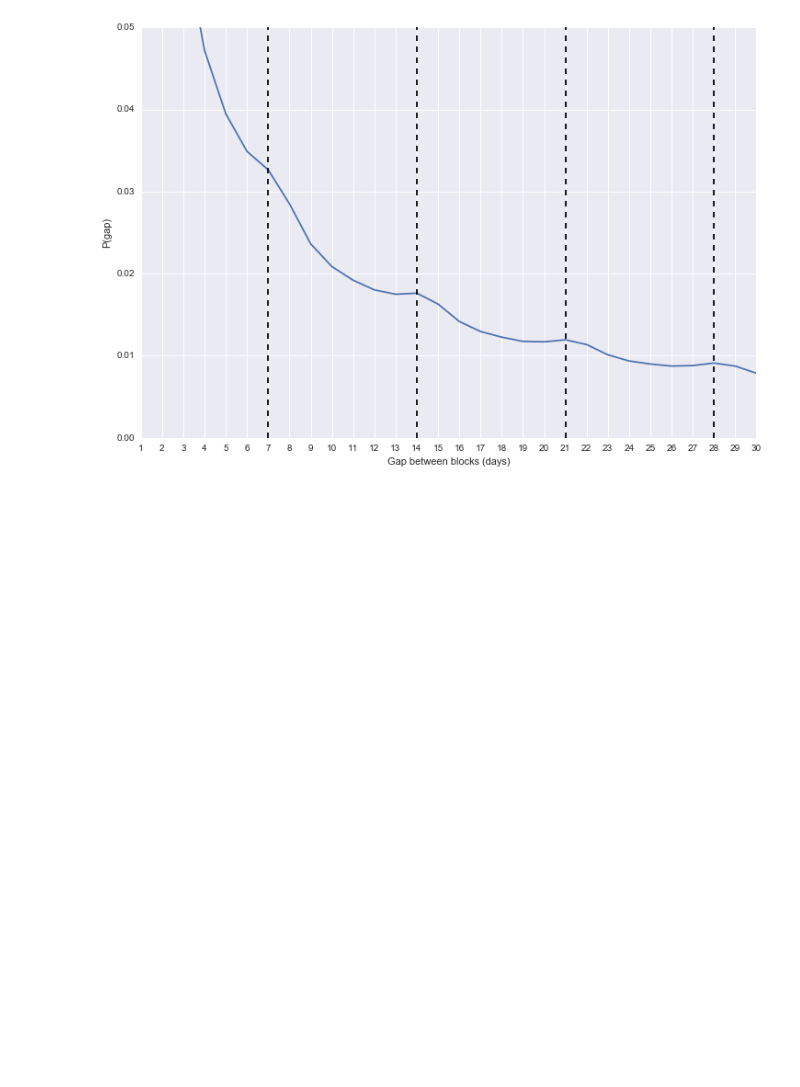
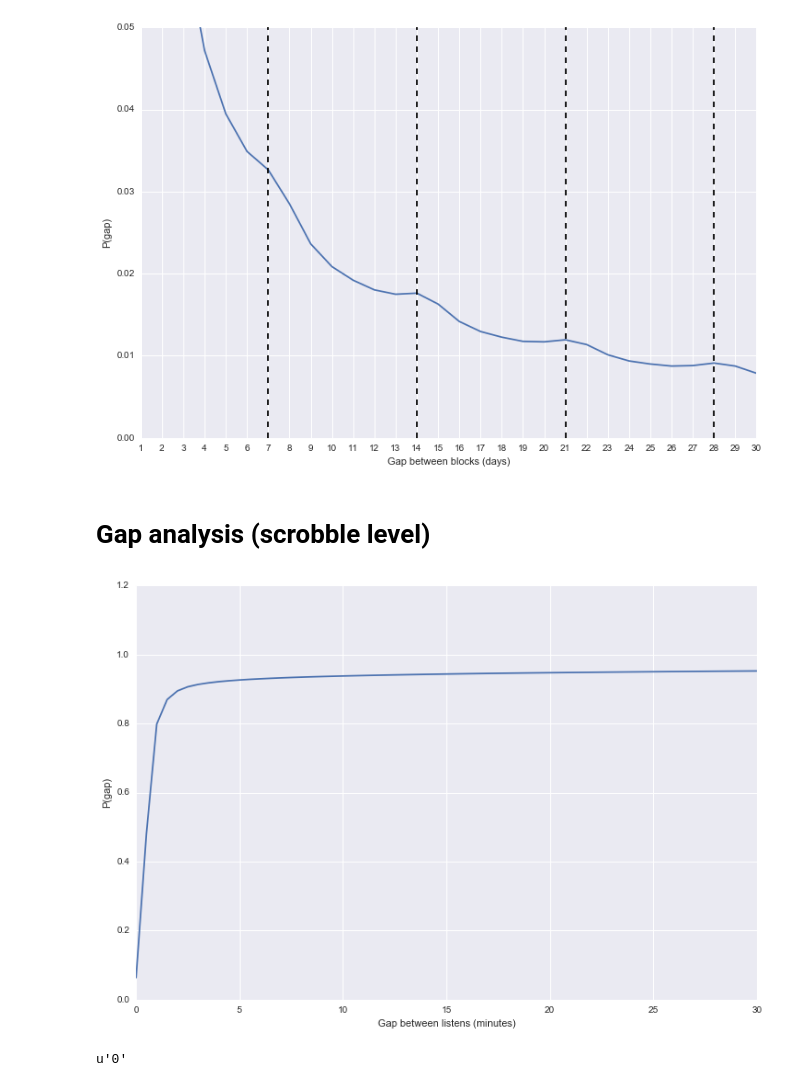
Before and after one commit to jlorince/MusicForaging, a Jupyter notebook: notebooks/result_viz.ipynb, the cells around one changed output. Drawn from its saved outputs; the diff is of its cells as text; code cells hidden in the pictures; blank space fills up the shorter version.

```diff
--- a/notebooks/result_viz.ipynb
+++ b/notebooks/result_viz.ipynb
@@ -378,3 +378,33 @@ ax.set_xlabel('Gap between blocks (days)')
 ax.set_ylabel('P(gap)');
 # %% [output]
 [figure]
+# %% [markdown]
+# Gap analysis (scrobble level)
+# %%
+# import pandas as pd
+# import numpy as np
+# df = pd.read_table('test',header=None,names=['user','d']).drop_duplicates(['user'])
+# df['d'] = df['d'].apply(lambda s: np.array(s.split(','),dtype=float))
+# result = np.nanmean(np.vstack(df['d']),axis=0)
+# result
+
+x=np.load('../testData/scrobble_td.npy')
+x = pd.Series(x).cumsum()
+
+fig,ax = plt.subplots(1,1,figsize=(12,8))
+ax.plot(x)
+ax.set_xlim(0,60)
+ax.set_xticks(np.arange(0,61,10))
+ax.set_xticklabels(np.arange(0,31,5))
+# for y in (6,13,20,27):
+#     ax.axvline(y,ls='--',c='k')
+ax.set_xlabel('Gap between listens (minutes)')
+ax.set_ylabel('P(gap)');
+# %% [output]
+[figure, added]
+# %%
+l=ax.get_yticklabels()
+a = l[0]
+ax.get_xticklabels()[0].get_text()
+# %% [output]
+u'0'
```
Also changed, not shown: parts of 1 cell of this notebook, 7 other files.
